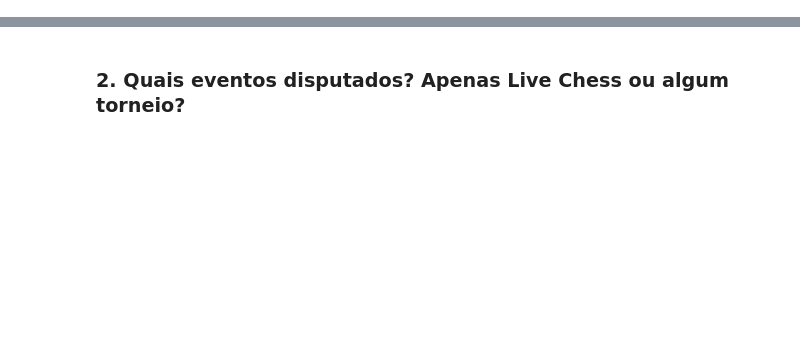
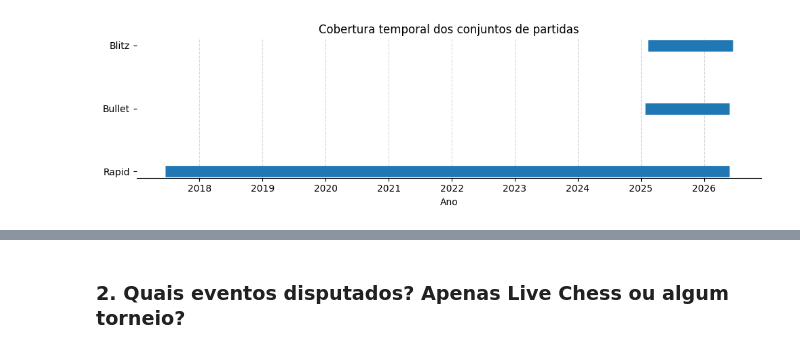
Before and after one commit to Pedrosmn/chess-ml, a Jupyter notebook: notebooks/03_eda.ipynb, the cells around one changed output, grey strips where cells are left out. Drawn from its saved outputs; the diff is of its cells as text; code cells hidden in the pictures; blank space fills up the shorter version.

```diff
--- a/notebooks/03_eda.ipynb
+++ b/notebooks/03_eda.ipynb
@@ -57 +16,40 @@ plt.show()
+# %%
+# Datas inicial e final por modalidade
+periodos = (
+    df.groupby("time_class")["end_time"]
+      .agg(inicio="min", fim="max")
+      .sort_values("inicio")
+)
+
+# Criar figura
+fig, ax = plt.subplots(figsize=(10, 3))
+
+# Desenhar uma linha para cada modalidade
+for i, (game_mode, row) in enumerate(periodos.iterrows()):
+    ax.hlines(
+        y=i,
+        xmin=row["inicio"],
+        xmax=row["fim"],
+        linewidth=12,
+        label=game_mode.capitalize()
+    )
+
+# Eixo Y
+ax.set_yticks(range(len(periodos)))
+ax.set_yticklabels([m.capitalize() for m in periodos.index])
+
+# Eixo X
+ax.set_xlabel("Ano")
+ax.set_title("Cobertura temporal dos conjuntos de partidas")
+ax.grid(axis="x", linestyle="--", alpha=0.5)
+
+# Remover bordas desnecessárias
+ax.spines["top"].set_visible(False)
+ax.spines["right"].set_visible(False)
+ax.spines["left"].set_visible(False)
+
+plt.tight_layout()
+plt.show()
+# %% [output]
+[figure, added]
 # %% [markdown]
```
Also changed, not shown: parts of 13 cells of this notebook, 2 other files.
